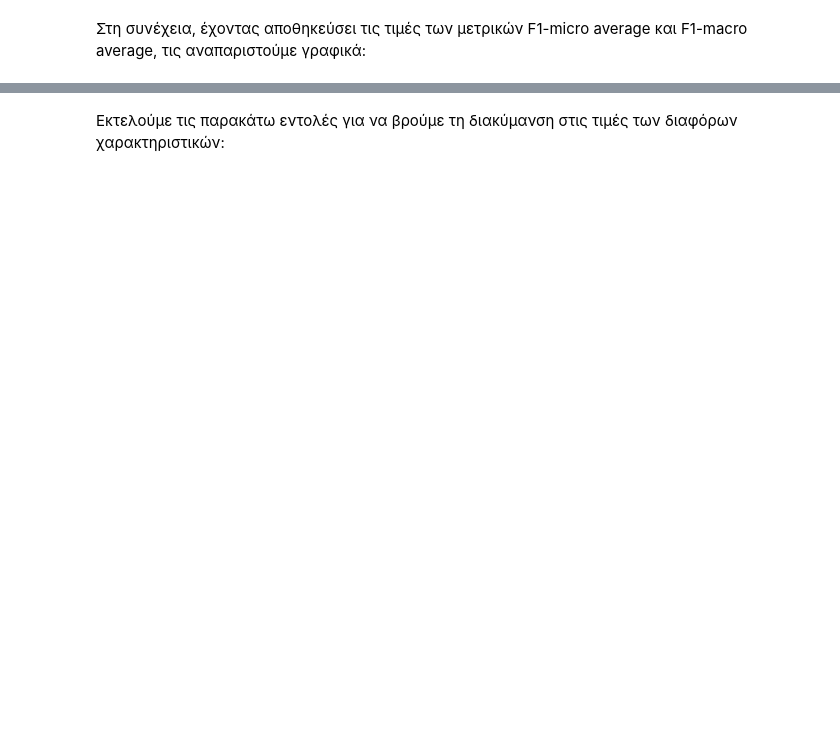
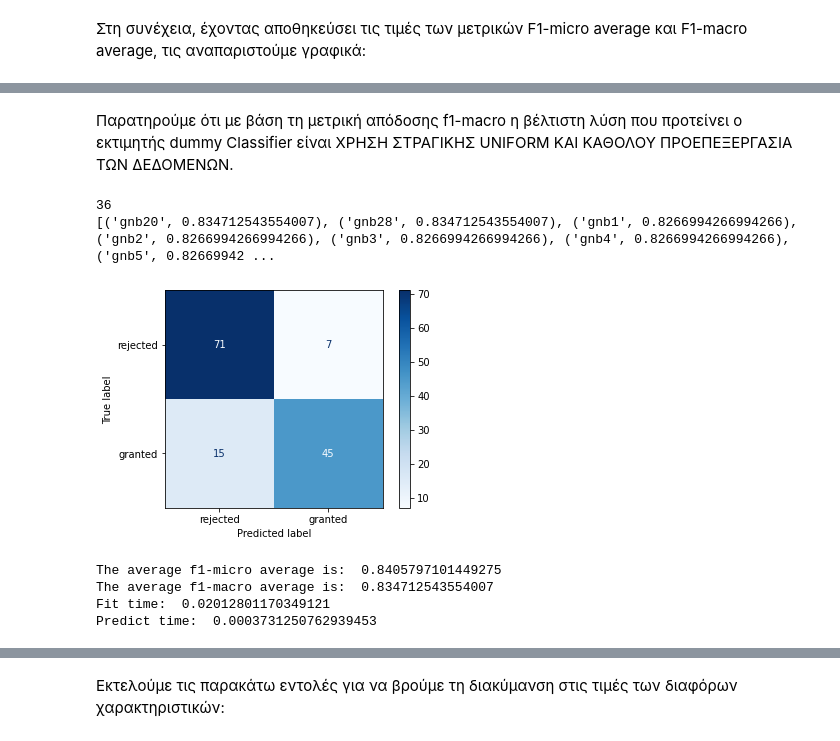
Before and after one commit to jkalogero/Neural-Networks, a Jupyter notebook: Lab_1/Lab_1.ipynb, the cells around one changed output, grey strips where cells are left out. Cells and saved outputs as stored; diff of their text form; code cells hidden in the pictures; blank space fills up the shorter version.

```diff
--- a/Lab_1/Lab_1.ipynb
+++ b/Lab_1/Lab_1.ipynb
@@ -738,0 +809,15 @@ plt.show()
+# %% [markdown]
+Παρατηρούμε ότι με βάση τη μετρική απόδοσης f1-macro η βέλτιστη λύση που προτείνει ο εκτιμητής dummy Classifier είναι ΧΡΗΣΗ ΣΤΡΑΓΙΚΗΣ UNIFORM ΚΑΙ ΚΑΘΟΛΟΥ ΠΡΟΕΠΕΞΕΡΓΑΣΙΑ ΤΩΝ ΔΕΔΟΜΕΝΩΝ.
+# %%
+f1_scores_gnb = runEstimators(my_transformers=transformers, my_classifiers={'gnb': gnb})
+macros_gnb = [(k,v) for k, v in sorted(f1_scores_gnb['macro'].items(), key=lambda item: item[1], reverse=True)]
+print(macros_gnb)
+getResults(f1_scores_gnb, macros_gnb)
+# %% [output]
+36
+[('gnb20', 0.834712543554007), ('gnb28', 0.834712543554007), ('gnb1', 0.8266994266994266), ('gnb2', 0.8266994266994266), ('gnb3', 0.8266994266994266), ('gnb4', 0.8266994266994266), ('gnb5', 0.82669942 ...
+[figure, added]
+The average f1-micro average is:  0.8405797101449275
+The average f1-macro average is:  0.834712543554007
+Fit time:  0.02012801170349121
+Predict time:  0.0003731250762939453
```
Also changed, not shown: parts of 20 cells of this notebook.
